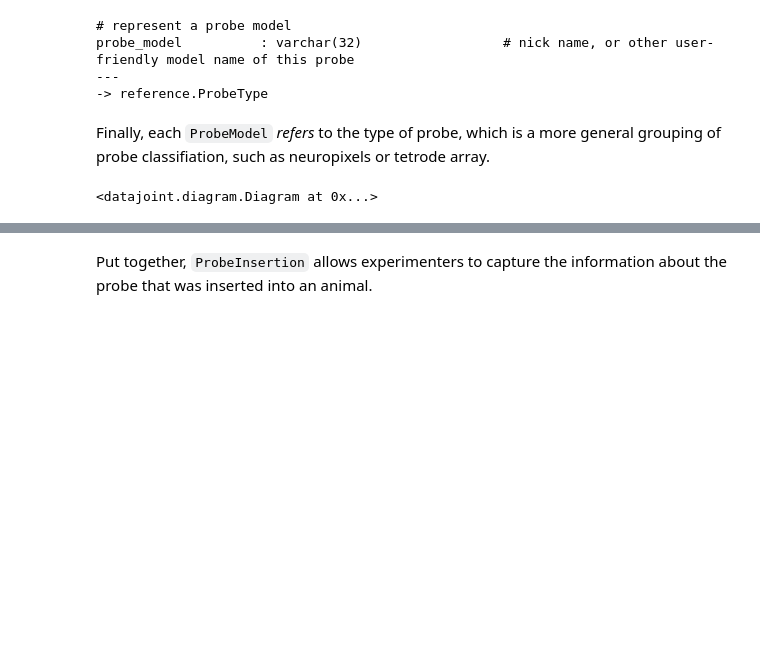
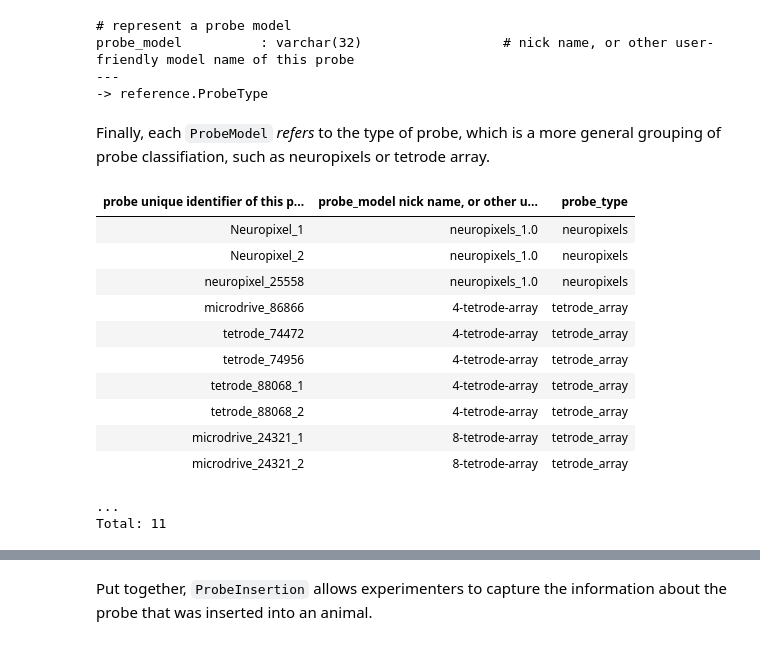
Before and after one commit to kavli-ntnu/dj-docs, a Jupyter notebook: notebooks/The_Ephys_Pipeline.ipynb, the cells around one changed output, grey strips where cells are left out. Cells and saved outputs as stored; diff of their text form; code cells hidden in the pictures; blank space fills up the shorter version.

```diff
--- a/notebooks/The_Ephys_Pipeline.ipynb
+++ b/notebooks/The_Ephys_Pipeline.ipynb
@@ -268,7 +252,19 @@ probe_model          : varchar(32)                  # nick name, or other user-f
 -> reference.ProbeType
 # %% [markdown]
 Finally, each `ProbeModel` *refers* to the type of probe, which is a more general grouping of probe classifiation, such as neuropixels or tetrode array.
-# %%
-dj.Diagram(acquisition.ProbeInsertion) - 1 + reference.ProbeModel + reference.ProbeType
-# %% [output]
-<datajoint.diagram.Diagram at 0x...>
+# %%
+reference.Probe * reference.ProbeModel
+# %% [output]
+| probe unique identifier of this p... | probe_model nick name, or other u... | probe_type |
+| Neuropixel_1 | neuropixels_1.0 | neuropixels |
+| Neuropixel_2 | neuropixels_1.0 | neuropixels |
+| neuropixel_25558 | neuropixels_1.0 | neuropixels |
+| microdrive_86866 | 4-tetrode-array | tetrode_array |
+| tetrode_74472 | 4-tetrode-array | tetrode_array |
+| tetrode_74956 | 4-tetrode-array | tetrode_array |
+| tetrode_88068_1 | 4-tetrode-array | tetrode_array |
+| tetrode_88068_2 | 4-tetrode-array | tetrode_array |
+| microdrive_24321_1 | 8-tetrode-array | tetrode_array |
+| microdrive_24321_2 | 8-tetrode-array | tetrode_array |
+...
+Total: 11
```
Also changed, not shown: parts of 63 cells of this notebook, 13 other files.
